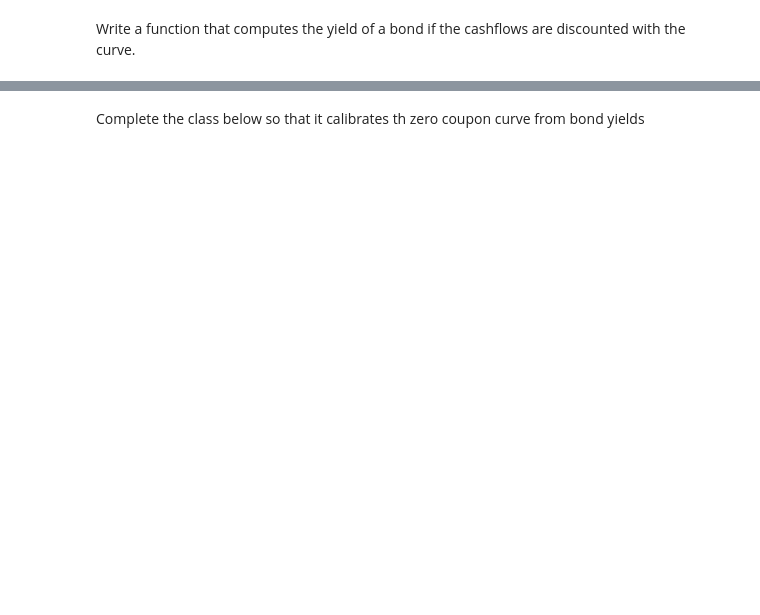
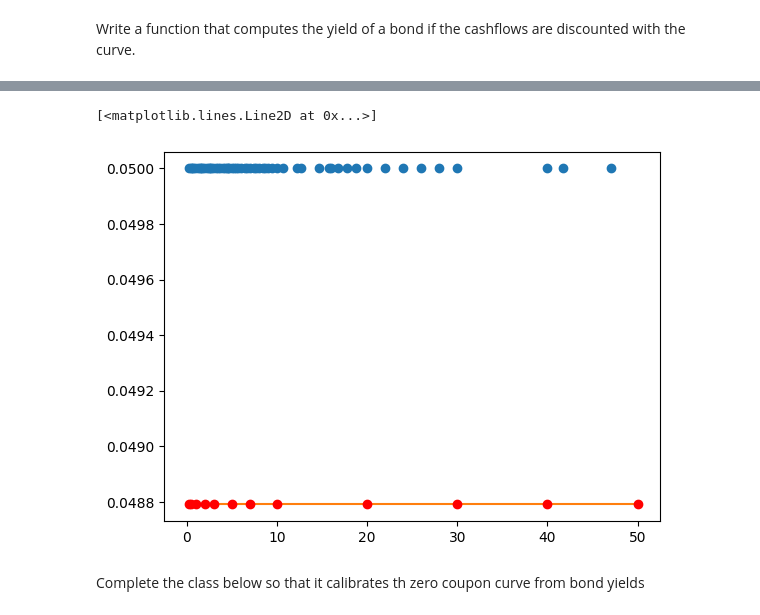
Before and after one commit to Lolillosky/QuantMethodsFinance, a Jupyter notebook: NOTEBOOKS/2_Interest_rates_basics.ipynb, the cells around one changed output, grey strips where cells are left out. Cells and saved outputs as stored; diff of their text form; code cells hidden in the pictures; blank space fills up the shorter version.

```diff
--- a/NOTEBOOKS/2_Interest_rates_basics.ipynb
+++ b/NOTEBOOKS/2_Interest_rates_basics.ipynb
@@ -391,3 +389,13 @@ yields_test = [  ]
+# %%
+yields_test = [bond_yield_curve(m,c,ir_curve,freq_options.ANUAL) for m, c in zip(years_to_maturity,coupons) ]
+
+plt.plot(years_to_maturity,yields_test, 'o')
+
+plt.plot(time_pillars, ir_curve.zero_coupon_rates(time_pillars))
+plt.plot(pillars, rates, 'o', color='red')
+# %% [output]
+[<matplotlib.lines.Line2D at 0x...>]
+[figure, added]
 # %% [markdown]
 Complete the class below so that it calibrates th zero coupon curve from bond yields
 # %%
```
Also changed, not shown: parts of 8 cells of this notebook.
